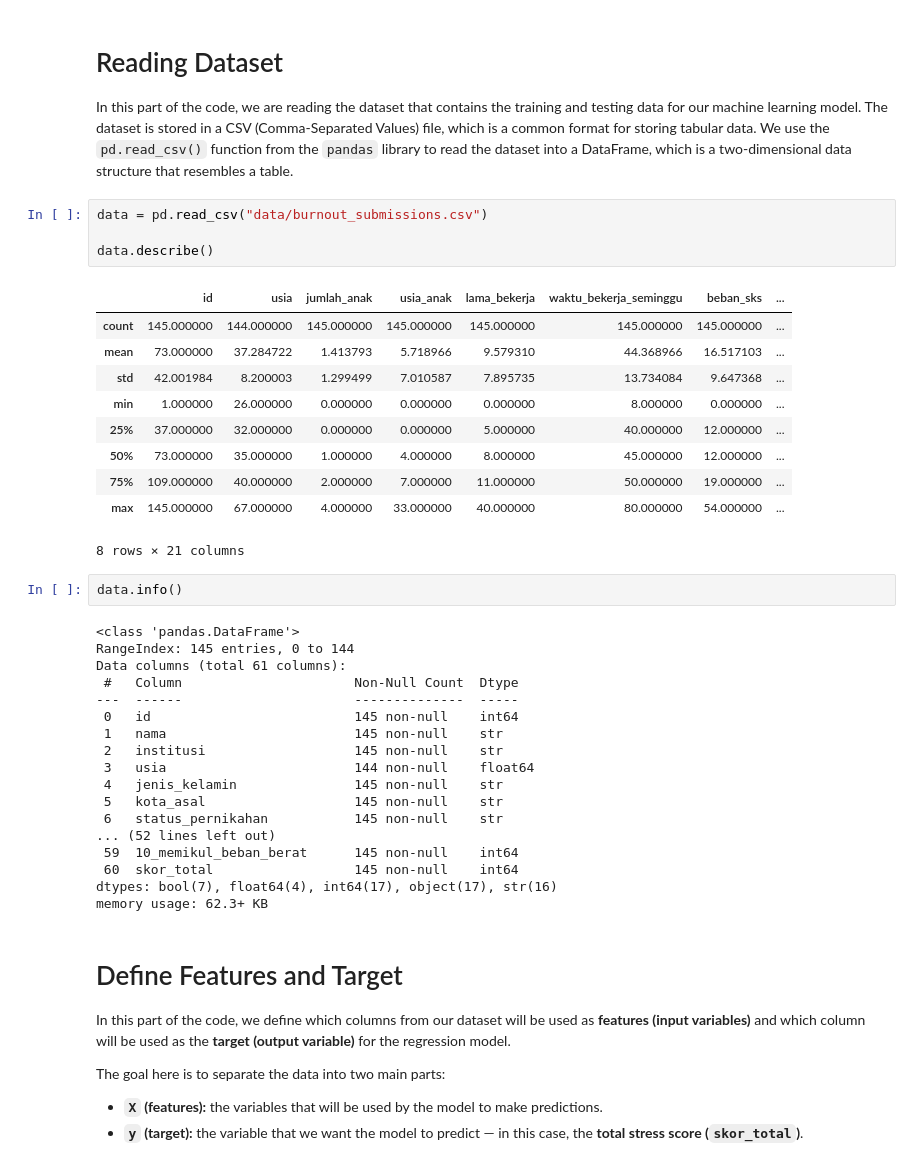
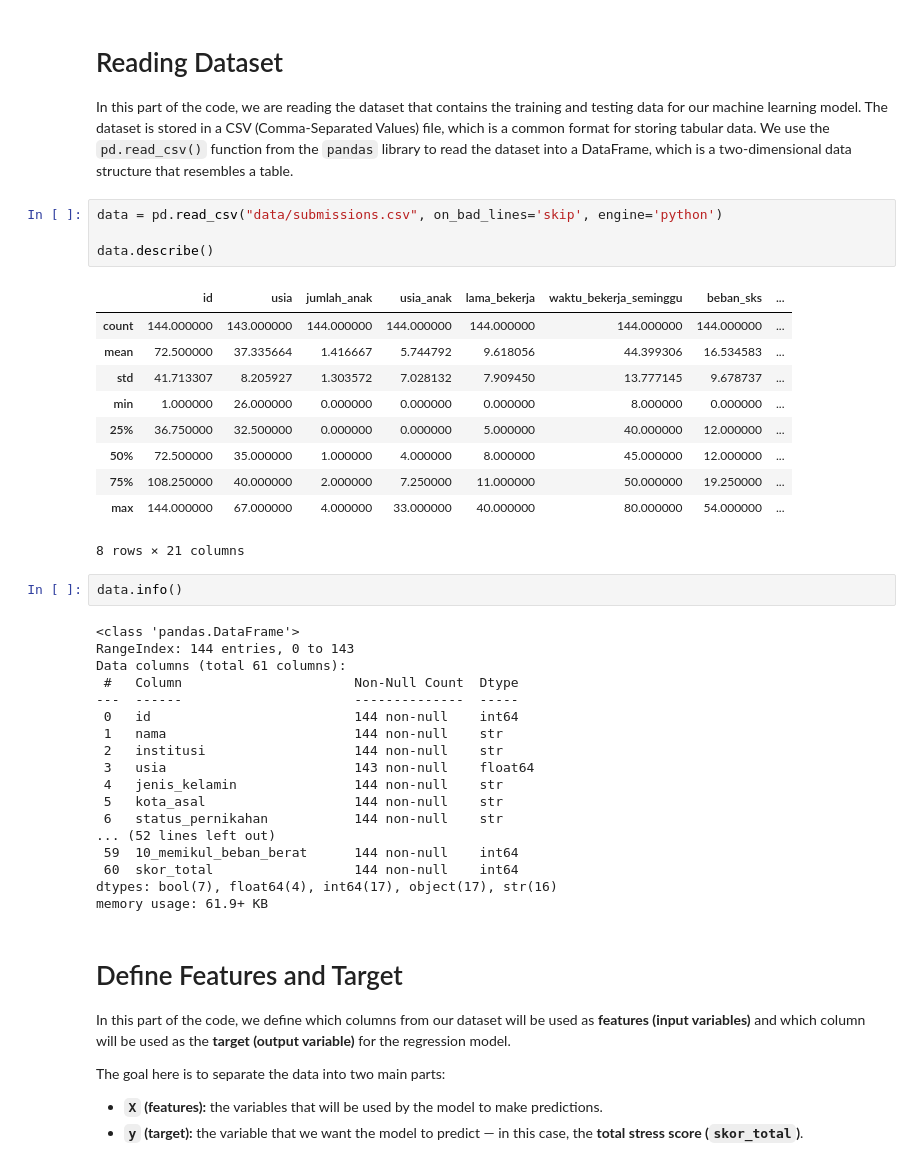
Before and after one commit to nashwals/tugas-akhir, a Jupyter notebook: code/regression.ipynb, the cells around one changed output. Drawn from its saved outputs; the diff is of its cells as text.

```diff
--- a/code/regression.ipynb
+++ b/code/regression.ipynb
@@ -55,40 +55,40 @@ from xgboost import XGBRegressor
 
 In this part of the code, we are reading the dataset that contains the training and testing data for our machine learning model. The dataset is stored in a CSV (Comma-Separated Values) file, which is a common format for storing tabular data. We use the `pd.read_csv()` function from the `pandas` library to read the dataset into a DataFrame, which is a two-dimensional data structure that resembles a table.
 # %%
-data = pd.read_csv("data/burnout_submissions.csv")
+data = pd.read_csv("data/submissions.csv", on_bad_lines='skip', engine='python')
 
 data.describe()
 # %% [output]
 |  | id | usia | jumlah_anak | usia_anak | lama_bekerja | waktu_bekerja_seminggu | beban_sks | ... |
-| count | 145.000000 | 144.000000 | 145.000000 | 145.000000 | 145.000000 | 145.000000 | 145.000000 | ... |
-| mean | 73.000000 | 37.284722 | 1.413793 | 5.718966 | 9.579310 | 44.368966 | 16.517103 | ... |
-| std | 42.001984 | 8.200003 | 1.299499 | 7.010587 | 7.895735 | 13.734084 | 9.647368 | ... |
+| count | 144.000000 | 143.000000 | 144.000000 | 144.000000 | 144.000000 | 144.000000 | 144.000000 | ... |
+| mean | 72.500000 | 37.335664 | 1.416667 | 5.744792 | 9.618056 | 44.399306 | 16.534583 | ... |
+| std | 41.713307 | 8.205927 | 1.303572 | 7.028132 | 7.909450 | 13.777145 | 9.678737 | ... |
 | min | 1.000000 | 26.000000 | 0.000000 | 0.000000 | 0.000000 | 8.000000 | 0.000000 | ... |
-| 25% | 37.000000 | 32.000000 | 0.000000 | 0.000000 | 5.000000 | 40.000000 | 12.000000 | ... |
-| 50% | 73.000000 | 35.000000 | 1.000000 | 4.000000 | 8.000000 | 45.000000 | 12.000000 | ... |
-| 75% | 109.000000 | 40.000000 | 2.000000 | 7.000000 | 11.000000 | 50.000000 | 19.000000 | ... |
-| max | 145.000000 | 67.000000 | 4.000000 | 33.000000 | 40.000000 | 80.000000 | 54.000000 | ... |
+| 25% | 36.750000 | 32.500000 | 0.000000 | 0.000000 | 5.000000 | 40.000000 | 12.000000 | ... |
+| 50% | 72.500000 | 35.000000 | 1.000000 | 4.000000 | 8.000000 | 45.000000 | 12.000000 | ... |
+| 75% | 108.250000 | 40.000000 | 2.000000 | 7.250000 | 11.000000 | 50.000000 | 19.250000 | ... |
+| max | 144.000000 | 67.000000 | 4.000000 | 33.000000 | 40.000000 | 80.000000 | 54.000000 | ... |
 8 rows × 21 columns
 # %%
 data.info()
 # %% [output]
 <class 'pandas.DataFrame'>
-RangeIndex: 145 entries, 0 to 144
+RangeIndex: 144 entries, 0 to 143
 Data columns (total 61 columns):
  #   Column                      Non-Null Count  Dtype
 ---  ------                      --------------  -----
- 0   id                          145 non-null    int64
- 1   nama                        145 non-null    str
- 2   institusi                   145 non-null    str
- 3   usia                        144 non-null    float64
- 4   jenis_kelamin               145 non-null    str
- 5   kota_asal                   145 non-null    str
- 6   status_pernikahan           145 non-null    str
+ 0   id                          144 non-null    int64
+ 1   nama                        144 non-null    str
+ 2   institusi                   144 non-null    str
+ 3   usia                        143 non-null    float64
+ 4   jenis_kelamin               144 non-null    str
+ 5   kota_asal                   144 non-null    str
+ 6   status_pernikahan           144 non-null    str
 ... (52 lines left out)
- 59  10_memikul_beban_berat      145 non-null    int64
- 60  skor_total                  145 non-null    int64
+ 59  10_memikul_beban_berat      144 non-null    int64
+ 60  skor_total                  144 non-null    int64
 dtypes: bool(7), float64(4), int64(17), object(17), str(16)
-memory usage: 62.3+ KB
+memory usage: 61.9+ KB
 # %% [markdown]
 # Define Features and Target
 
```
Also changed, not shown: parts of 10 cells of this notebook, 10 other files.
